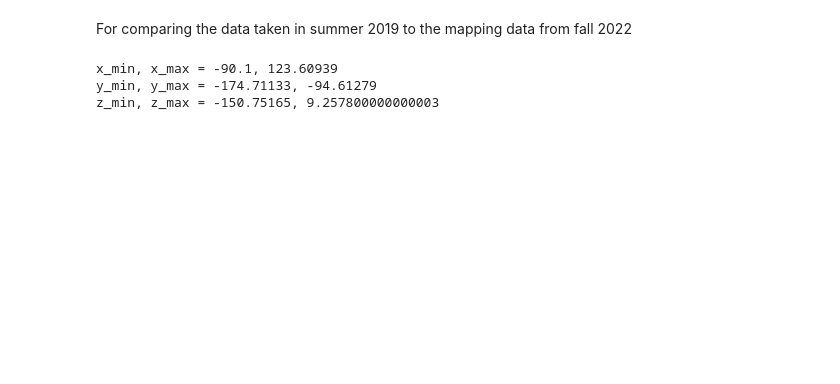
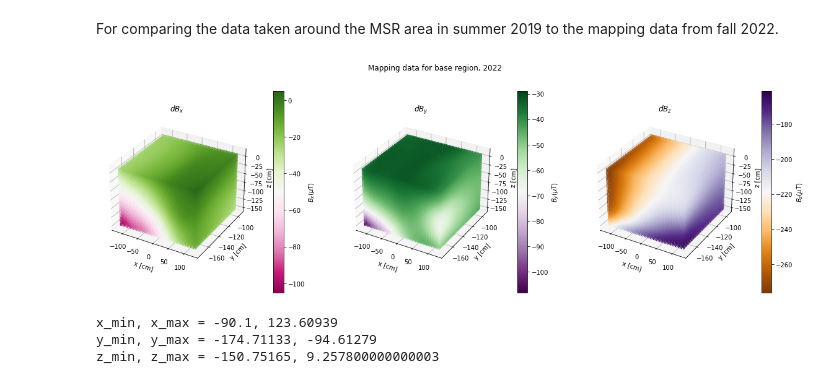
Before and after one commit to eklem1/MesonMagMapping, a Jupyter notebook: Fall_2022/ComparingMaps.ipynb, the cells around one changed output. Saved outputs shown, nothing was run; the diff lists cells and outputs as text; code cells hidden in the pictures; blank space fills up the shorter version.

```diff
--- a/Fall_2022/ComparingMaps.ipynb
+++ b/Fall_2022/ComparingMaps.ipynb
@@ -1,5 +1,5 @@
 # %% [markdown]
-For comparing the data taken in summer 2019 to the mapping data from fall 2022
+For comparing the data taken around the MSR area in summer 2019 to the mapping data from fall 2022.
 # %%
 import numpy as np
 import matplotlib.pyplot as plt
@@ -17,6 +82,11 @@ data_22 = pd.read_csv(file_22, comment='#', sep='\t', names=colNames)
 
 file_19 = "../MagMapping-export_TH_2019/data_export/map_referencedMSR_interp50.txt"
 data_19 = pd.read_csv(file_19, comment='#', sep='\t', names=colNames)
+# %%
+titleS = "Mapping data for base region, 2022"
+PlotComponents(data_22, Compare=False, title=titleS)
+# %% [output]
+[figure, added]
 # %%
 # print("2019 limits:")
 mins_19 = np.min(data_19)
```
Also changed, not shown: parts of 11 cells of this notebook, 8 other files.
